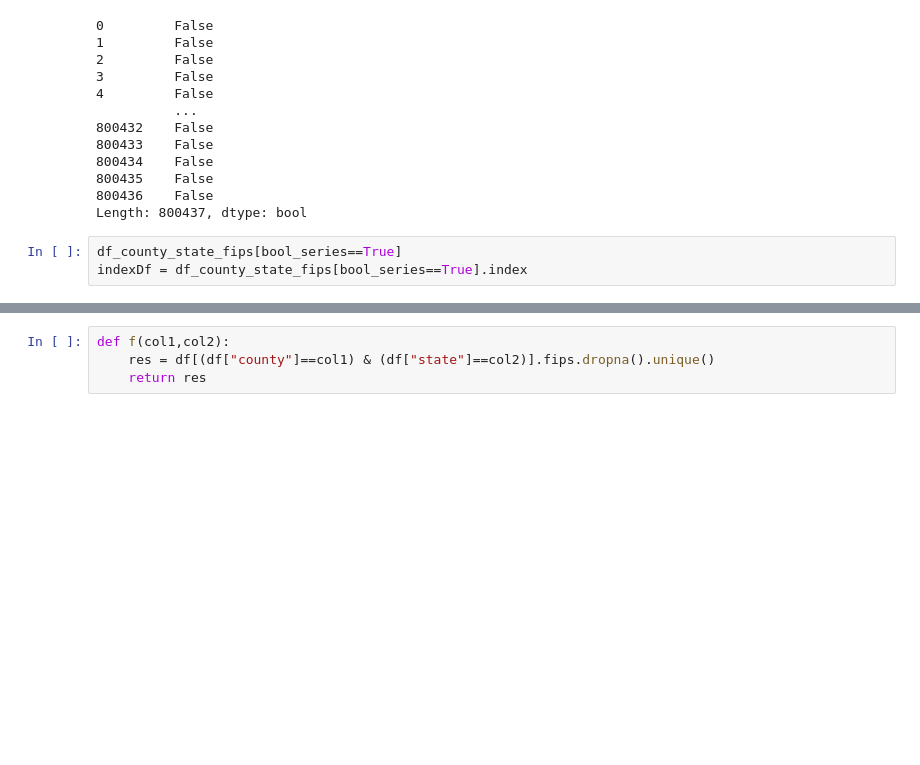
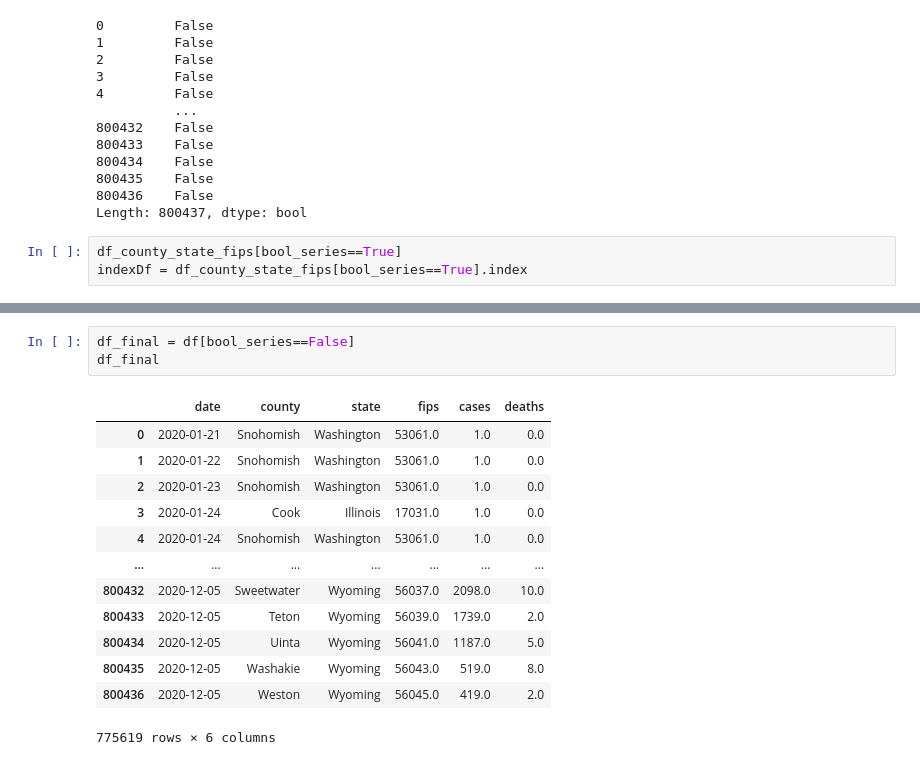
Before and after one commit to LordOfRaptor/Study-USA-Covid-19-Data, a Jupyter notebook: Cleaning.ipynb, the cells around one changed output, grey strips where cells are left out. Cells and saved outputs as stored; diff of their text form; blank space fills up the shorter version.

```diff
--- a/Cleaning.ipynb
+++ b/Cleaning.ipynb
@@ -223,5 +204,18 @@ df_county_state_fips[bool_series==True]
 # %%
-def f(col1,col2):
-    res = df[(df["county"]==col1) & (df["state"]==col2)].fips.dropna().unique()
-    return res
+df_final = df[bool_series==False]
+df_final
+# %% [output]
+|  | date | county | state | fips | cases | deaths |
+| 0 | 2020-01-21 | Snohomish | Washington | 53061.0 | 1.0 | 0.0 |
+| 1 | 2020-01-22 | Snohomish | Washington | 53061.0 | 1.0 | 0.0 |
+| 2 | 2020-01-23 | Snohomish | Washington | 53061.0 | 1.0 | 0.0 |
+| 3 | 2020-01-24 | Cook | Illinois | 17031.0 | 1.0 | 0.0 |
+| 4 | 2020-01-24 | Snohomish | Washington | 53061.0 | 1.0 | 0.0 |
+| ... | ... | ... | ... | ... | ... | ... |
+| 800432 | 2020-12-05 | Sweetwater | Wyoming | 56037.0 | 2098.0 | 10.0 |
+| 800433 | 2020-12-05 | Teton | Wyoming | 56039.0 | 1739.0 | 2.0 |
+| 800434 | 2020-12-05 | Uinta | Wyoming | 56041.0 | 1187.0 | 5.0 |
+| 800435 | 2020-12-05 | Washakie | Wyoming | 56043.0 | 519.0 | 8.0 |
+| 800436 | 2020-12-05 | Weston | Wyoming | 56045.0 | 419.0 | 2.0 |
+775619 rows × 6 columns
 # %%
```
Also changed, not shown: parts of 8 cells of this notebook, 3 other files.
